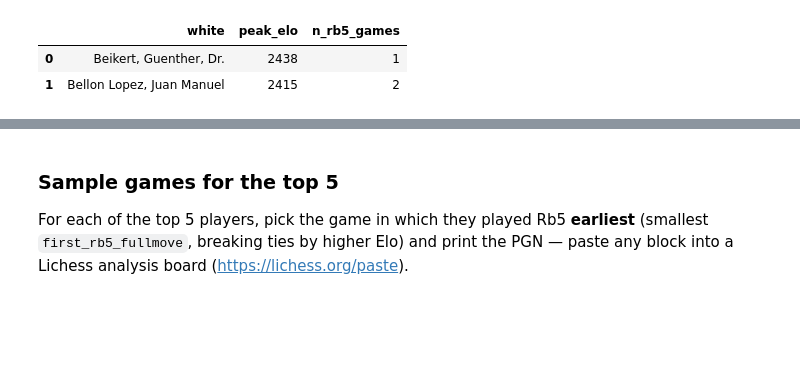
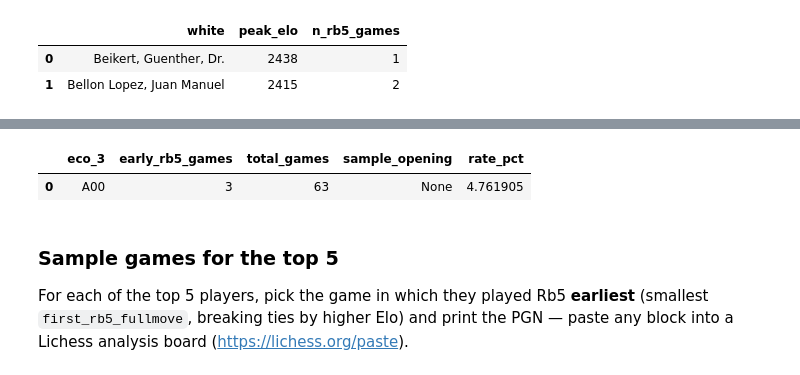
Before and after one commit to pwsiegel/chess-move-stats, a Jupyter notebook: notebooks/rook_b5.ipynb, the cells around one changed output, grey strips where cells are left out. Drawn from its saved outputs; the diff is of its cells as text; code cells hidden in the pictures; blank space fills up the shorter version.

```diff
--- a/notebooks/rook_b5.ipynb
+++ b/notebooks/rook_b5.ipynb
@@ -149,7 +149,10 @@ header_table = pa.concat_tables(
     [
         pq.read_table(
             s,
-            columns=["white", "white_elo", "black", "black_elo", "event", "date", "result"],
+            columns=[
+                "white", "white_elo", "black", "black_elo",
+                "event", "date", "result", "eco", "opening",
+            ],
         )
         for s in shards
     ]
@@ -184,3 +196,36 @@ top10_players
+# %%
+opening_view = combined.copy()
+opening_view["eco_3"] = opening_view["eco"].fillna("").str[:3]
+opening_view["played_early_rb5"] = (
+    opening_view["first_rb5_fullmove"].notna()
+    & (opening_view["first_rb5_fullmove"] <= EARLY_RB5_MOVE)
+)
+
+agg = (
+    opening_view[opening_view["eco_3"] != ""]
+    .groupby("eco_3")
+    .agg(
+        early_rb5_games=("played_early_rb5", "sum"),
+        total_games=("played_early_rb5", "size"),
+        sample_opening=(
+            "opening",
+            lambda s: s.dropna().iloc[0] if len(s.dropna()) else None,
+        ),
+    )
+    .reset_index()
+)
+agg["rate_pct"] = 100 * agg["early_rb5_games"] / agg["total_games"]
+
+top_openings = (
+    agg[agg["early_rb5_games"] > 0]
+    .sort_values("early_rb5_games", ascending=False)
+    .head(15)
+    .reset_index(drop=True)
+)
+top_openings
+# %% [output]
+|  | eco_3 | early_rb5_games | total_games | sample_opening | rate_pct |
+| 0 | A00 | 3 | 63 | None | 4.761905 |
 # %% [markdown]
 ### Sample games for the top 5
 
```
Also changed, not shown: parts of 1 cell of this notebook.
